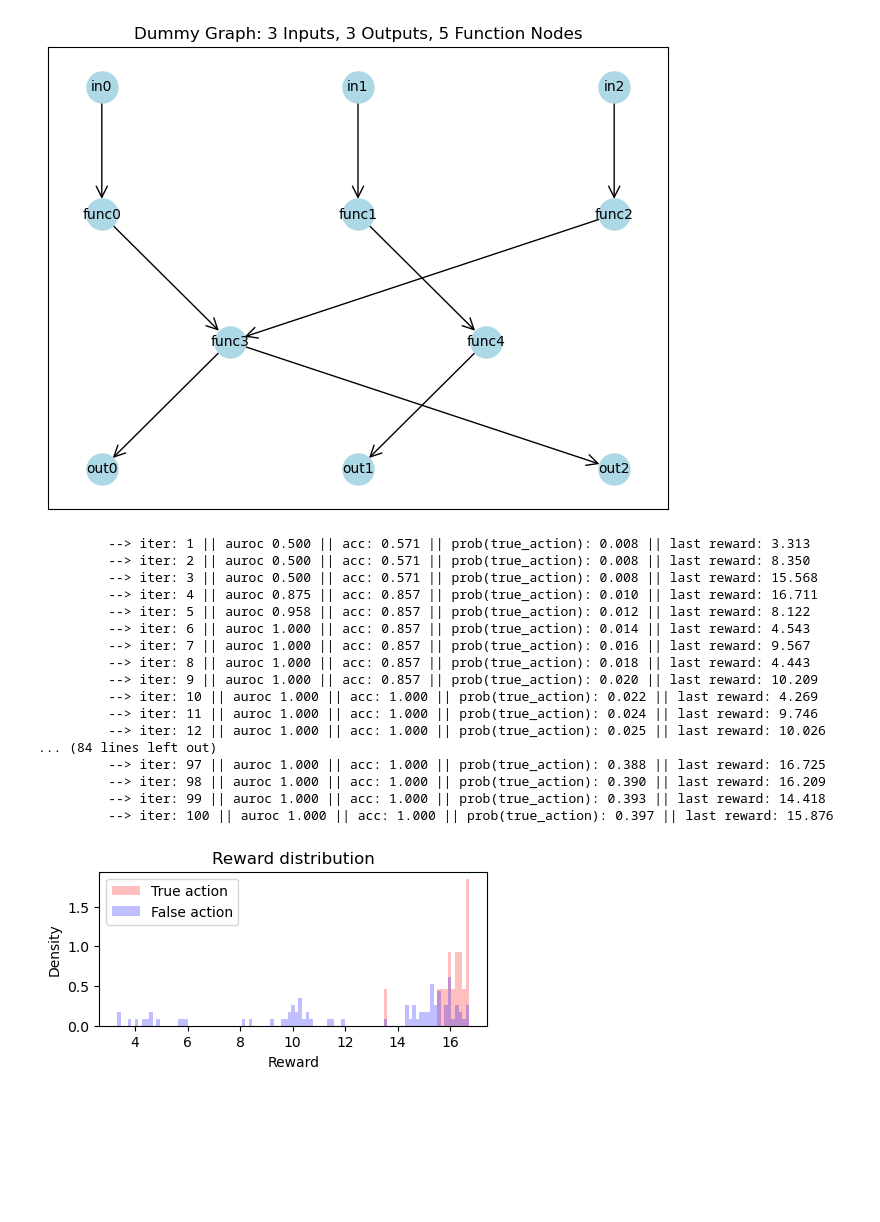
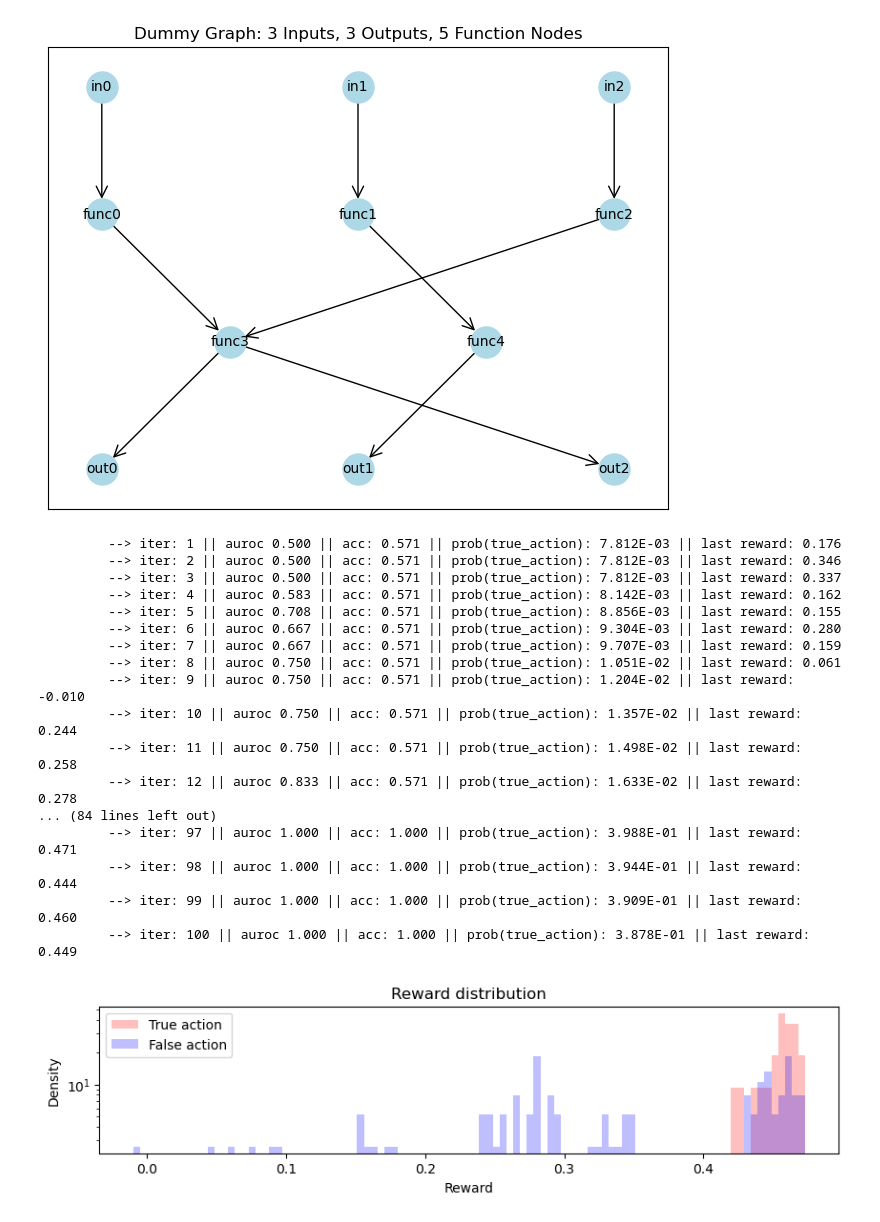
Before and after one commit to nathanieljevans/GSNN, a Jupyter notebook: docs/tutorials/04_reinforce.ipynb, the cells around one changed output. Saved outputs shown, nothing was run; the diff lists cells and outputs as text; code cells hidden in the pictures; blank space fills up the shorter version.

```diff
--- a/docs/tutorials/04_reinforce.ipynb
+++ b/docs/tutorials/04_reinforce.ipynb
@@ -62,10 +63,17 @@ data = nx2pyg(G, input_nodes, function_nodes, output_nodes)
 edge_index_dict = copy.deepcopy(data.edge_index_dict)
 
 # add some false input edges
-edge_index_dict['input', 'to', 'function']  = torch.cat((edge_index_dict['input', 'to', 'function'],
-                                                         torch.tensor([[0, 0, 1, 1],
-                                                                       [1, 4, 0, 2]],
+edge_index_dict['input', 'to', 'function'] = torch.cat((edge_index_dict['input', 'to', 'function'],
+                                                         torch.tensor([[0, 1, 2, 1],
+                                                                       [1, 0, 1, 2]],
                                                                        dtype=torch.long)), dim=-1)
+# %%
+input_edges = set([(i.item(),j.item()) for i,j in data.edge_index_dict['input', 'to', 'function'].T])
+
+action_label_dict = {}
+action_label_dict[('input', 'to', 'function')] = [(i.item(), j.item()) in input_edges for i,j in edge_index_dict['input', 'to', 'function'].T]
+
+true_action = 1.*np.array(action_label_dict[('input', 'to', 'function')])
 # %%
 device = 'cuda' if torch.cuda.is_available() else 'cpu'
 train_dataset = torch.utils.data.TensorDataset(x_train, y_train)
@@ -77,68 +85,68 @@ model_kwargs = {'edge_index_dict'                 : edge_index_dict,
                     'channels'                        : 25,
                     'layers'                          : 3,
                     'dropout'                         : 0.,
-                    'init'                            : 'xavier',
+                    'init'                            : 'kaiming_normal',
                     'residual'                        : True,
-                    'share_layers'                    : False,
+                    'share_layers'                    : True,
                     'add_function_self_edges'         : True,
                     'norm'                            : 'none'}
 
 # GSNN training parameters
-training_kwargs = {'lr':5e-2,
-                    'max_epochs':25,
-                    'batch':100,
-                    'workers':5,
-                    'weight_decay':0}
+training_kwargs = {'lr':1e-2,
+                    'max_epochs':50,
+                    'batch':250,
+                    'workers':1,
+                    'weight_decay':1e-2}
 
 # the action edge dict will be used to index the action for each edge
 # if and edge key is not provided, those values will not be optimized (always present)
-# to specify a fixed edge within a given key, use the index -1
 action_edge_dict = {('input', 'to', 'function'): torch.arange(edge_index_dict['input', 'to', 'function'].shape[1])}
+
 n_actions = sum([torch.unique(v).numel() for v in action_edge_dict.values()])
-true_action = np.array([1.]*3 + [0.]*4)
 
 env = Environment(action_edge_dict, train_dataset, test_dataset, model_kwargs,
-                 training_kwargs, metric='spearman', reward_type='auc', verbose=False,
+                 training_kwargs, metric='r2', reward_type='best', verbose=False,
                  raise_error_on_fail=True)
 
 hoptim = REINFORCE(env, n_actions, action_labels=true_action, clip=10, eps=1e-8, warmup=3, verbose=True,
                         entropy=0., entropy_decay=0.99, min_entropy=0.0, window=10,
-                        init_prob=0.5, lr=1e-1, policy_decay=1)
+                        init_prob=0.5, lr=1e-1, policy_decay=1.)
 
 for iter in range(100):
     hoptim.step()
 # %% [output]
-         --> iter: 1 || auroc 0.500 || acc: 0.571 || prob(true_action): 0.008 || last reward: 3.313
-         --> iter: 2 || auroc 0.500 || acc: 0.571 || prob(true_action): 0.008 || last reward: 8.350
-         --> iter: 3 || auroc 0.500 || acc: 0.571 || prob(true_action): 0.008 || last reward: 15.568
-         --> iter: 4 || auroc 0.875 || acc: 0.857 || prob(true_action): 0.010 || last reward: 16.711
-         --> iter: 5 || auroc 0.958 || acc: 0.857 || prob(true_action): 0.012 || last reward: 8.122
-         --> iter: 6 || auroc 1.000 || acc: 0.857 || prob(true_action): 0.014 || last reward: 4.543
-         --> iter: 7 || auroc 1.000 || acc: 0.857 || prob(true_action): 0.016 || last reward: 9.567
-         --> iter: 8 || auroc 1.000 || acc: 0.857 || prob(true_action): 0.018 || last reward: 4.443
-         --> iter: 9 || auroc 1.000 || acc: 0.857 || prob(true_action): 0.020 || last reward: 10.209
-         --> iter: 10 || auroc 1.000 || acc: 1.000 || prob(true_action): 0.022 || last reward: 4.269
-         --> iter: 11 || auroc 1.000 || acc: 1.000 || prob(true_action): 0.024 || last reward: 9.746
-         --> iter: 12 || auroc 1.000 || acc: 1.000 || prob(true_action): 0.025 || last reward: 10.026
+         --> iter: 1 || auroc 0.500 || acc: 0.571 || prob(true_action): 7.812E-03 || last reward: 0.176
+         --> iter: 2 || auroc 0.500 || acc: 0.571 || prob(true_action): 7.812E-03 || last reward: 0.346
+         --> iter: 3 || auroc 0.500 || acc: 0.571 || prob(true_action): 7.812E-03 || last reward: 0.337
+         --> iter: 4 || auroc 0.583 || acc: 0.571 || prob(true_action): 8.142E-03 || last reward: 0.162
+         --> iter: 5 || auroc 0.708 || acc: 0.571 || prob(true_action): 8.856E-03 || last reward: 0.155
+         --> iter: 6 || auroc 0.667 || acc: 0.571 || prob(true_action): 9.304E-03 || last reward: 0.280
+         --> iter: 7 || auroc 0.667 || acc: 0.571 || prob(true_action): 9.707E-03 || last reward: 0.159
+         --> iter: 8 || auroc 0.750 || acc: 0.571 || prob(true_action): 1.051E-02 || last reward: 0.061
+         --> iter: 9 || auroc 0.750 || acc: 0.571 || prob(true_action): 1.204E-02 || last reward: -0.010
+         --> iter: 10 || auroc 0.750 || acc: 0.571 || prob(true_action): 1.357E-02 || last reward: 0.244
+         --> iter: 11 || auroc 0.750 || acc: 0.571 || prob(true_action): 1.498E-02 || last reward: 0.258
+         --> iter: 12 || auroc 0.833 || acc: 0.571 || prob(true_action): 1.633E-02 || last reward: 0.278
 ... (84 lines left out)
-         --> iter: 97 || auroc 1.000 || acc: 1.000 || prob(true_action): 0.388 || last reward: 16.725
-         --> iter: 98 || auroc 1.000 || acc: 1.000 || prob(true_action): 0.390 || last reward: 16.209
-         --> iter: 99 || auroc 1.000 || acc: 1.000 || prob(true_action): 0.393 || last reward: 14.418
-         --> iter: 100 || auroc 1.000 || acc: 1.000 || prob(true_action): 0.397 || last reward: 15.876
+         --> iter: 97 || auroc 1.000 || acc: 1.000 || prob(true_action): 3.988E-01 || last reward: 0.471
+         --> iter: 98 || auroc 1.000 || acc: 1.000 || prob(true_action): 3.944E-01 || last reward: 0.444
+         --> iter: 99 || auroc 1.000 || acc: 1.000 || prob(true_action): 3.909E-01 || last reward: 0.460
+         --> iter: 100 || auroc 1.000 || acc: 1.000 || prob(true_action): 3.878E-01 || last reward: 0.449
 # %%
 df = pd.DataFrame({'true_action':[(a == true_action).all() for a in hoptim.actions], 'reward':hoptim.rewards})
 df = df.assign(rank=(-df['reward']).rank(method='first'))
 df = df.assign(action = [x.tolist() for x in hoptim.actions])
 _bins = np.linspace(min(df['reward']), max(df['reward']), 100)
 
-plt.figure(figsize=(5,2))
+plt.figure(figsize=(10,2))
 plt.hist(df[lambda x: x.true_action]['reward'], color='r', alpha=0.25, label='True action', density=True, bins=_bins)
 plt.hist(df[lambda x: ~x.true_action]['reward'], color='b', alpha=0.25, label='False action', density=True, bins=_bins)
 plt.legend()
 plt.title('Reward distribution')
 plt.xlabel('Reward')
 plt.ylabel('Density')
+plt.yscale('log')
 plt.show()
 # %% [output]
-[figure, old version]
+[figure, new version]
 # %%
```
Also changed, not shown: parts of 3 cells of this notebook, 6 other files.
